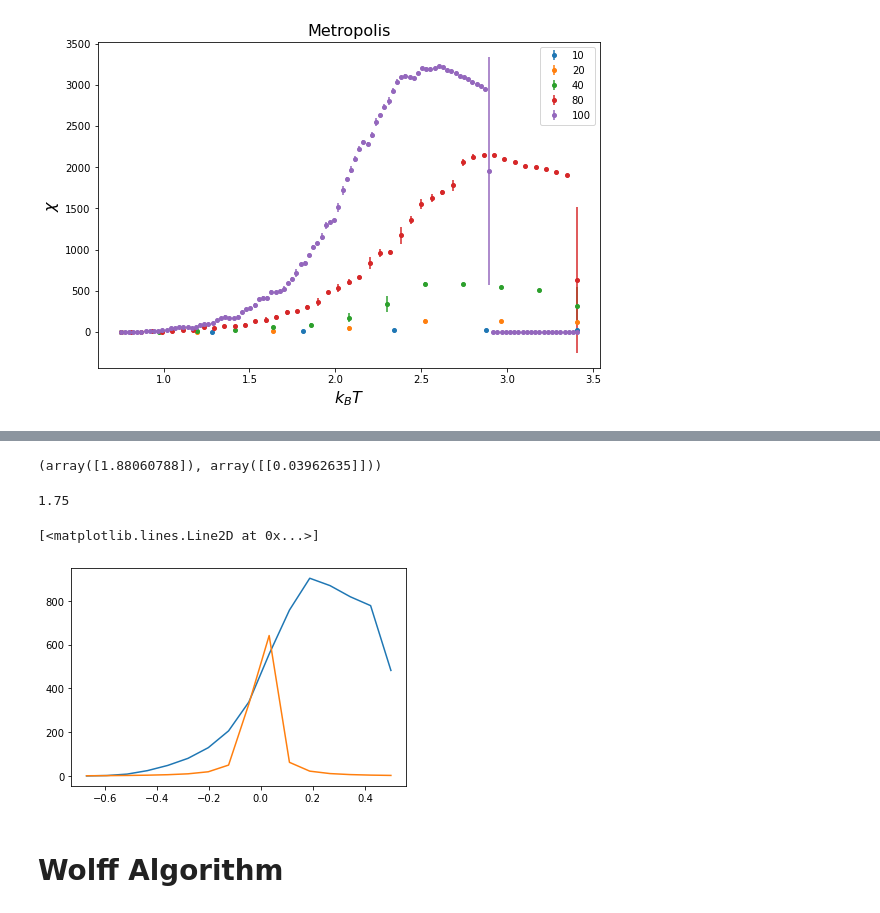
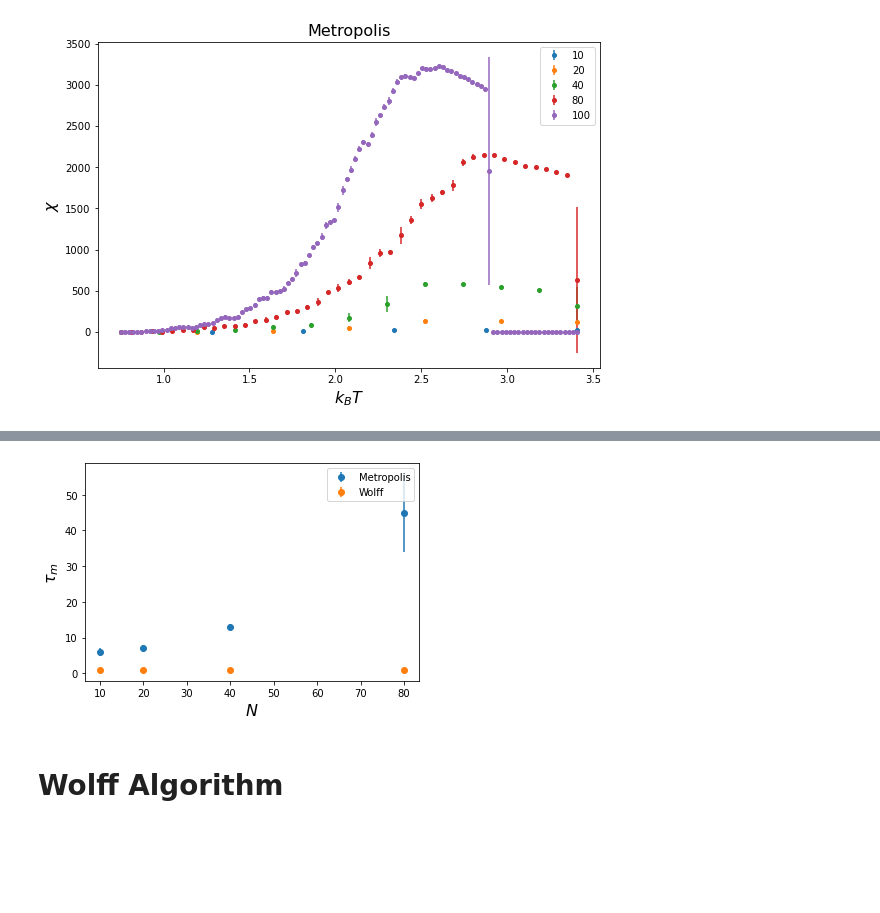
Before and after one commit to bernwo/AP3082-Ising-Model, a Jupyter notebook: scripts/results.ipynb, the cells around one changed output, grey strips where cells are left out. Cells and saved outputs as stored; diff of their text form; code cells hidden in the pictures; blank space fills up the shorter version.

```diff
--- a/scripts/results.ipynb
+++ b/scripts/results.ipynb
@@ -128,11 +128,3 @@ plt.title('Metropolis',fontsize=16)
 plt.savefig(f"../simulation_images/met_susc.pdf",  bbox_inches='tight')
 # %% [output]
 [figure]
-# %%
-taus = []
-error_taus = []
-for mag in magnets:
-    taus.append(np.array(mag)[3])
-    error_taus.append(np.array(mag)[4])
-taus
-plt.errorbar(lengths[:-2],taus[:-2],yerr=np.concatenate(error_taus[:-2]),fmt='o')
@@ -168,17 +131,22 @@ red_t = (susceptibility[0]-2.27)/2.27
-# %%
-curve_fit(func_critical_sus, red_t, susceptibility[1])
-# %% [output]
-(array([1.88060788]), array([[0.03962635]]))
-# %%
-7/4
-# %% [output]
-1.75
-# %%
-plt.plot(red_t,susceptibility[1])
-plt.plot(red_t, func_critical_sus(red_t,1.88060788))
-# %% [output]
-[<matplotlib.lines.Line2D at 0x...>]
-[figure, removed]
+# %%
+taus_m = []
+error_taus_m = []
+taus_w = []
+error_taus_w = []
+for mag in magnets_m:
+    taus_m.append(np.array(mag)[3])
+    error_taus_m.append(np.array(mag)[4])
+for mag in magnets_w:
+    taus_w.append(np.array(mag)[3])
+    error_taus_w.append(np.array(mag)[4])
+plt.errorbar(lengths[:-1],taus_m[:-1],yerr=np.concatenate(error_taus_m[:-1]),fmt='o',label='Metropolis')
+plt.errorbar(lengths[:-1],taus_w[:-1],yerr=np.concatenate(error_taus_w[:-1]),fmt='o',label='Wolff')
+plt.legend()
+plt.xlabel(r'$N$',fontsize=16)
+plt.ylabel(r'$\tau_m$',fontsize=16)
+plt.savefig(f"../simulation_images/taus_m.pdf",  bbox_inches='tight')
+# %% [output]
+[figure, added]
 # %% [markdown]
 # Wolff Algorithm
 # %%
```
Also changed, not shown: parts of 18 cells of this notebook, 2 other files.
